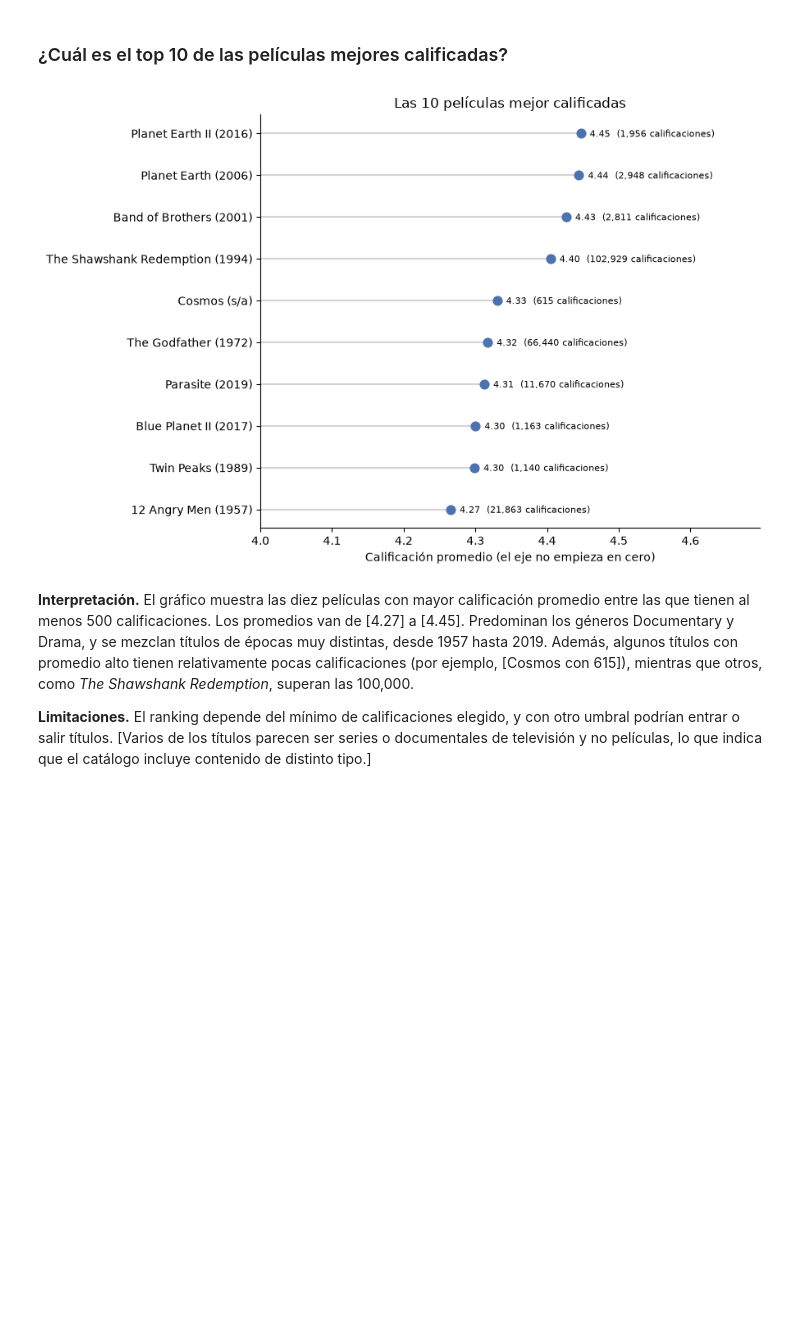
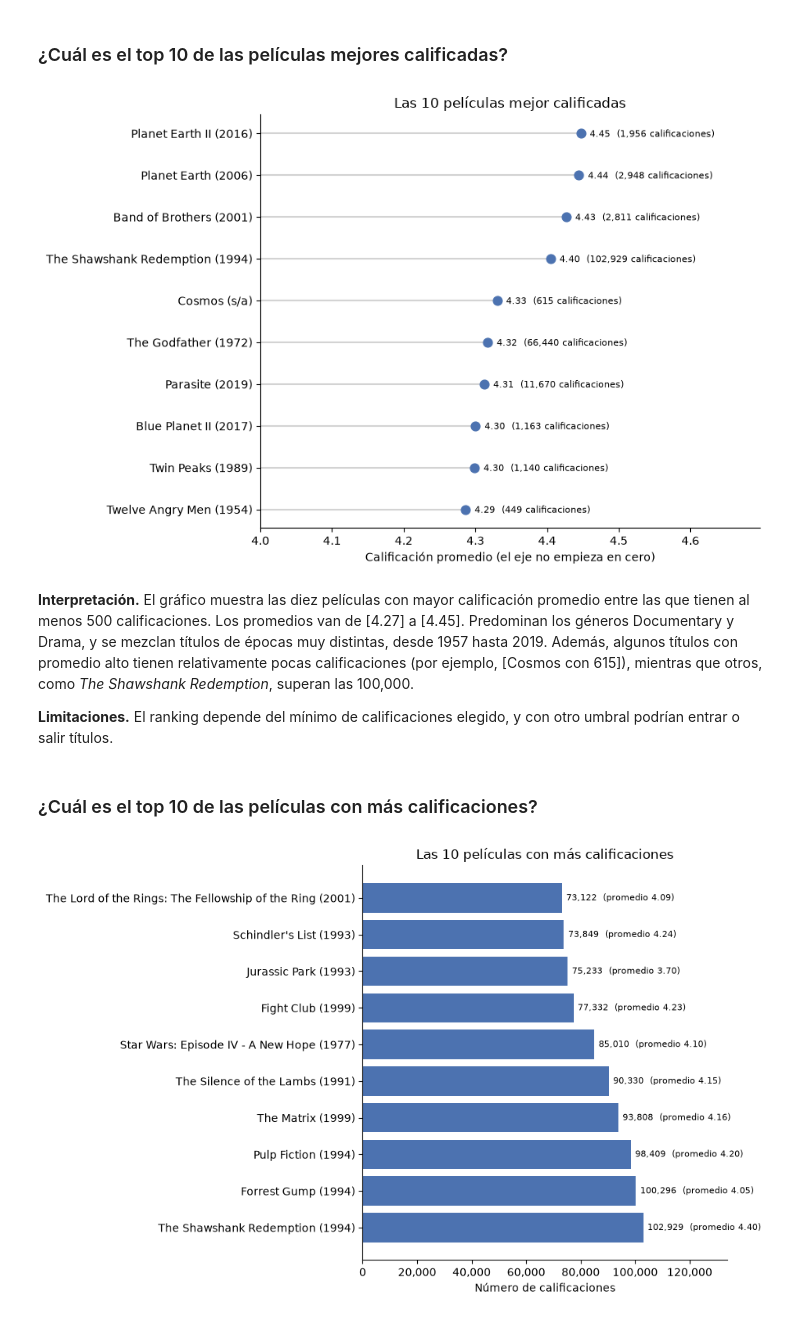
Before and after one commit to sr-jorgeemilio/Proyecto_Integrador_M1, a Jupyter notebook: notebooks/visualizaciones.ipynb, the cells around one changed output. Cells and saved outputs as stored; diff of their text form; code cells hidden in the pictures; blank space fills up the shorter version.

```diff
--- a/notebooks/visualizaciones.ipynb
+++ b/notebooks/visualizaciones.ipynb
@@ -280,12 +283,10 @@ por_decada = por_decada.drop(columns="suma").sort_index()
 # %% [markdown]
 Se excluyeron decadas con muy pocas peliculas ya que el promedio seria inestable
 # %%
-import matplotlib.pyplot as plt
-
 UMBRAL = 500
 
 d = por_decada.sort_index() #asigna un orden
-d = d[d["n_peliculas"] >= UMBRAL]
+d = d[d["n_peliculas"] >= 500]
 print("Décadas excluidas:", por_decada.index.difference(d.index).tolist())
 
 fig, ax = plt.subplots(figsize=(9, 4))
@@ -297,7 +298,7 @@ ax.plot(d.index, d["media_peliculas"], marker="s", linestyle="--", color="#DD845
 
 # Valor sobre cada punto de la línea ponderada
 for x, y in zip(d.index, d["media_ponderada"]):
-    ax.annotate(f"{y:.2f}", (x, y), textcoords="offset poi color="#4C72B0"nts", xytext=(0, 8),
+    ax.annotate(f"{y:.2f}", (x, y), textcoords="offset points", color="#4C72B0", xytext=(0, 8),
                 ha="center", fontsize=8,)
 
 # Aviso si la última década está incompleta
@@ -359,7 +360,7 @@ Sólo se observan las películas que recibieron al menos una calificación (`rat
 # %% [markdown]
 ### ¿Cuál es el top 10 de las películas mejores calificadas?
 # %%
-top_ten_movies = movies_consolidated[movies_consolidated["rating_count"]>500].sort_values("rating_mean", ascending=False).head(10)
+top_ten_movies = movies_consolidated[movies_consolidated["rating_count"]>100].sort_values("rating_mean", ascending=False).head(10)
 # %%
 
 d = top_ten_movies.copy().sort_values("rating_mean")
@@ -387,8 +388,38 @@ ax.spines[["top", "right"]].set_visible(False)
 plt.tight_layout()
 plt.show()
 # %% [output]
-[figure, old version]
+[figure, new version]
 # %% [markdown]
 **Interpretación.** El gráfico muestra las diez películas con mayor calificación promedio entre las que tienen al menos 500 calificaciones. Los promedios van de [4.27] a [4.45]. Predominan los géneros Documentary y Drama, y se mezclan títulos de épocas muy distintas, desde 1957 hasta 2019. Además, algunos títulos con promedio alto tienen relativamente pocas calificaciones (por ejemplo, [Cosmos con 615]), mientras que otros, como *The Shawshank Redemption*, superan las 100,000.
 
-**Limitaciones.** El ranking depende del mínimo de calificaciones elegido, y con otro umbral podrían entrar o salir títulos. [Varios de los títulos parecen ser series o documentales de televisión y no películas, lo que indica que el catálogo incluye contenido de distinto tipo.]
+**Limitaciones.** El ranking depende del mínimo de calificaciones elegido, y con otro umbral podrían entrar o salir títulos.
+# %% [markdown]
+### ¿Cuál es el top 10 de las películas con más calificaciones?
+# %%
+top_ten_movies_count = movies_consolidated[movies_consolidated["rating_count"]>100].sort_values("rating_count", ascending=False).head(10)
+# %%
+
+d = top_ten_movies_count.head(10).copy()
+
+d["titulo"] = d["title_clean"].str.replace(r"^(.*), (The|A|An)$", r"\2 \1", regex=True)
+anio = d["year"].apply(lambda y: f"{int(y)}" if pd.notna(y) else "s/a")
+etiquetas = (d["titulo"] + " (" + anio + ")").tolist()
+
+fig, ax = plt.subplots(figsize=(9, 6))
+barras = ax.barh(etiquetas, d["rating_count"], color="#4C72B0")
+ax.bar_label(
+    barras,
+    labels=[f"{n:,}  (promedio {m:.2f})" for n, m in zip(d["rating_count"], d["rating_mean"])],
+    padding=4, fontsize=8,
+)
+
+ax.set_xlim(0, d["rating_count"].max() * 1.3)   # espacio para las etiquetas
+ax.xaxis.set_major_formatter(plt.FuncFormatter(lambda x, _: f"{int(x):,}"))
+ax.set_xlabel("Número de calificaciones")
+ax.set_title("Las 10 películas con más calificaciones")
+ax.spines[["top", "right"]].set_visible(False)
+
+plt.tight_layout()
+plt.show()
+# %% [output]
+[figure, added]
```
Also changed, not shown: parts of 13 cells of this notebook, 3 other files.
